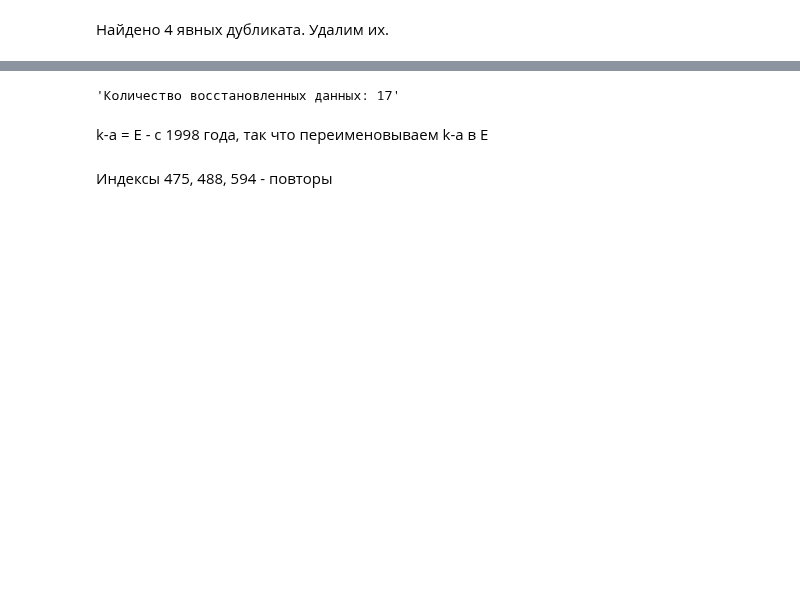
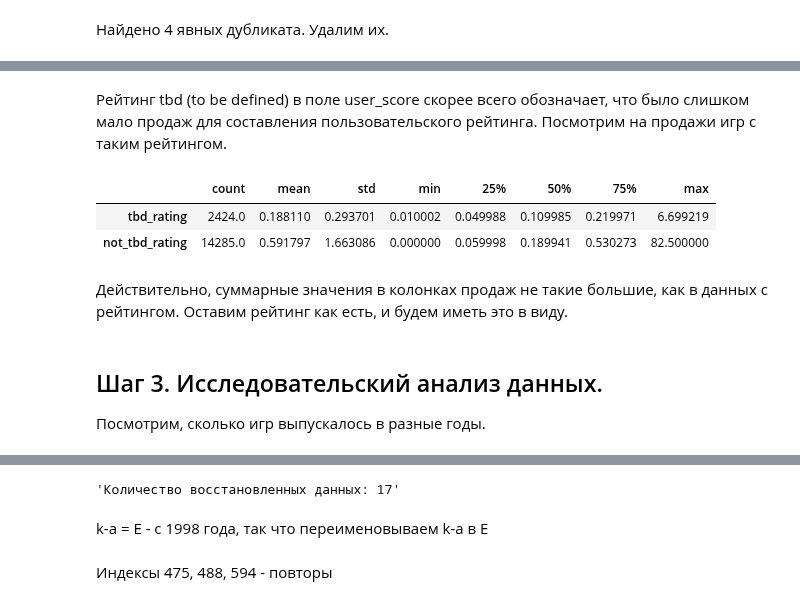
Before and after one commit to versus666jzx/practicum_ds, a Jupyter notebook: game_popularity_research_project/notebooks/game_popularity_research.ipynb, the cells around one changed output, grey strips where cells are left out. Saved outputs shown, nothing was run; the diff lists cells and outputs as text; code cells hidden in the pictures; blank space fills up the shorter version.

```diff
--- a/game_popularity_research_project/notebooks/game_popularity_research.ipynb
+++ b/game_popularity_research_project/notebooks/game_popularity_research.ipynb
@@ -369,0 +420,22 @@ data = data.drop(index=indexes).reset_index(drop=True)
+# %%
+data['sum_sales'] = data['na_sales'] + data['eu_sales'] + data['jp_sales'] + data['other_sales']
+# %% [markdown]
+Рейтинг tbd (to be defined) в поле user_score скорее всего обозначает, что было слишком мало продаж для составления пользовательского рейтинга.
+Посмотрим на продажи игр с таким рейтингом.
+# %%
+pd.DataFrame(
+    data = [
+    data[data['user_score'] == 'tbd']['sum_sales'].describe(),
+    data[data['user_score'] != 'tbd']['sum_sales'].describe()
+    ]
+).reset_index(drop=True).rename({0: 'tbd_rating', 1: 'not_tbd_rating'})
+# %% [output]
+|  | count | mean | std | min | 25% | 50% | 75% | max |
+| tbd_rating | 2424.0 | 0.188110 | 0.293701 | 0.010002 | 0.049988 | 0.109985 | 0.219971 | 6.699219 |
+| not_tbd_rating | 14285.0 | 0.591797 | 1.663086 | 0.000000 | 0.059998 | 0.189941 | 0.530273 | 82.500000 |
+# %% [markdown]
+Действительно, суммарные значения в колонках продаж не такие большие, как в данных с рейтингом. Оставим рейтинг как есть, и будем иметь это в виду.
+# %% [markdown]
+## Шаг 3. Исследовательский анализ данных.
+
+Посмотрим, сколько игр выпускалось в разные годы.
```
Also changed, not shown: parts of 18 cells of this notebook.
